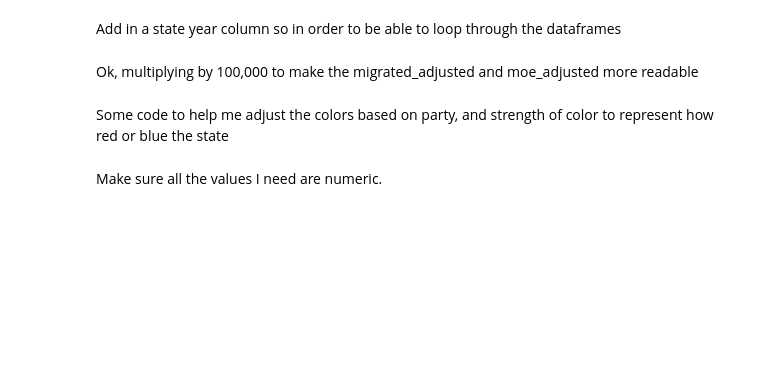
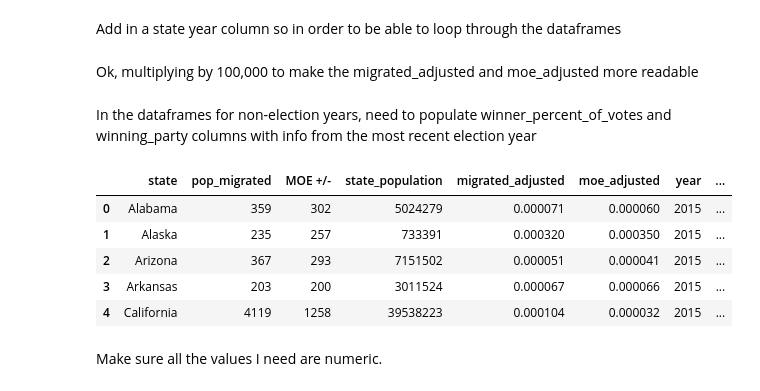
Before and after one commit to AbigailMihaly/D.C.-In-Migration-After-Elections, a Jupyter notebook: DC-migration-eachyear-charts.ipynb, the cells around one changed output. Cells and saved outputs as stored; diff of their text form; code cells hidden in the pictures; blank space fills up the shorter version.

```diff
--- a/DC-migration-eachyear-charts.ipynb
+++ b/DC-migration-eachyear-charts.ipynb
@@ -10,11 +10,27 @@ import matplotlib.colors as mcolors
 # %% [markdown]
 Read in dataframes, and then make a list of dataframes so I can run through them all
 # %%
+#election years
+#
 df_2005 = pd.read_csv('DC-migration-2005.csv')
 df_2009 = pd.read_csv('DC-migration-2009.csv')
 df_2013 = pd.read_csv('DC-migration-2013.csv')
 df_2017 = pd.read_csv('DC-migration-2017.csv')
 df_2021 = pd.read_csv('DC-migration-2021.csv')
+
+
+#non election years
+
+df_2015 = pd.read_csv('DC-migration-2015.csv')
+df_2016 = pd.read_csv('DC-migration-2016.csv')
+df_2018 = pd.read_csv('DC-migration-2018.csv')
+df_2019 = pd.read_csv('DC-migration-2019.csv')
+
+
+
+#make a list
+
+dfs = [df_2005, df_2009, df_2013, df_2015, df_2016, df_2017, df_2018, df_2019, df_2021]
 # %% [markdown]
 Drop the initial columns that were carried over from the indexes and messing up this data.
 # %%
@@ -48,5 +70,3 @@ Ok, multiplying by 100,000 to make the migrated_adjusted and moe_adjusted more r
 for df in dfs:
     df['migrated_adjusted'] = df['migrated_adjusted'] * 100000
     df['moe_adjusted'] = df['moe_adjusted']* 100000
-# %% [markdown]
-Some code to help me adjust the colors based on party, and strength of color to represent how red or blue the state
@@ -64,2 +73,29 @@ BASE_COLORS = {
+# %% [markdown]
+In the dataframes for non-election years, need to populate winner_percent_of_votes and winning_party columns with info from the most recent election year
+# %%
+df_2015['winning_party'] = df_2017['winning_party']
+df_2016['winning_party'] = df_2017['winning_party']
+
+df_2018['winning_party'] = df_2021['winning_party']
+df_2019['winning_party'] = df_2021['winning_party']
+
+
+df_2015['winner_percent_of_votes'] = df_2017['winner_percent_of_votes']
+df_2016['winner_percent_of_votes'] = df_2017['winner_percent_of_votes']
+
+df_2018['winner_percent_of_votes'] = df_2021['winner_percent_of_votes']
+df_2019['winner_percent_of_votes'] = df_2021['winner_percent_of_votes']
+
+#reset the list -- for some reason it needed me to run this otherwise it has like two different versions of these dfs saved
+dfs = [df_2005, df_2009, df_2013, df_2015, df_2016, df_2017, df_2018, df_2019, df_2021]
+
+df_2015.head()
+# %% [output]
+|  | state | pop_migrated | MOE +/- | state_population | migrated_adjusted | moe_adjusted | year | ... |
+| 0 | Alabama | 359 | 302 | 5024279 | 0.000071 | 0.000060 | 2015 | ... |
+| 1 | Alaska | 235 | 257 | 733391 | 0.000320 | 0.000350 | 2015 | ... |
+| 2 | Arizona | 367 | 293 | 7151502 | 0.000051 | 0.000041 | 2015 | ... |
+| 3 | Arkansas | 203 | 200 | 3011524 | 0.000067 | 0.000066 | 2015 | ... |
+| 4 | California | 4119 | 1258 | 39538223 | 0.000104 | 0.000032 | 2015 | ... |
 # %% [markdown]
 Make sure all the values I need are numeric.
```
Also changed, not shown: parts of 39 cells of this notebook, 6 other files.
